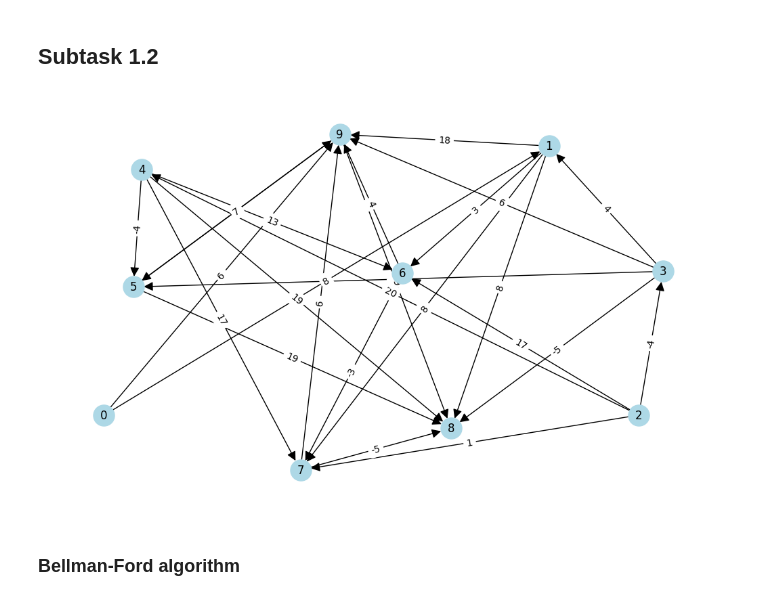
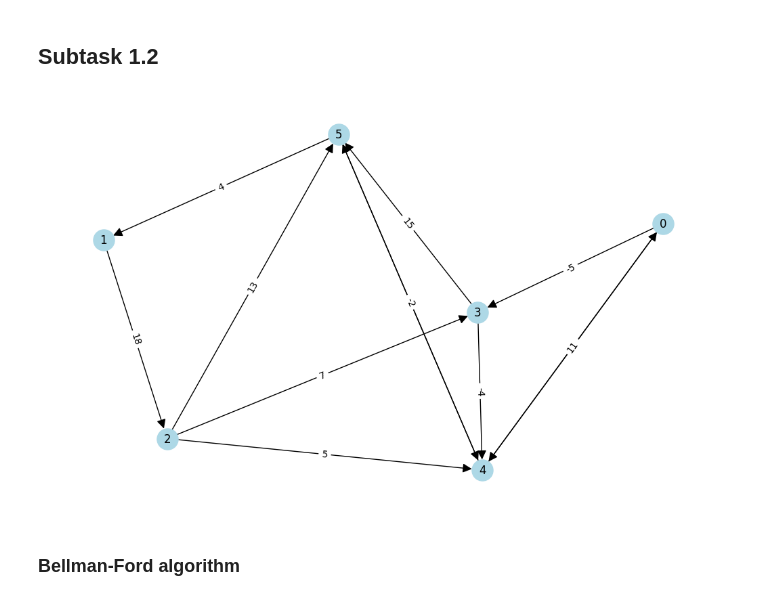
Before and after one commit to okqsna/laboratory-work-1, a Jupyter notebook: Lab1_trees.ipynb, the cells around one changed output. Cells and saved outputs as stored; diff of their text form; code cells hidden in the pictures.

```diff
--- a/Lab1_trees.ipynb
+++ b/Lab1_trees.ipynb
@@ -172,9 +192,9 @@ mstp.edges(), len(mstp.edges())
 # %% [markdown]
 ## Subtask 1.2
 # %%
-G = gnp_random_connected_graph(10, 0.5, True, True)
+G = gnp_random_connected_graph(6, 0.5, True, True)
 # %% [output]
-[figure, old version]
+[figure, new version]
 # %% [markdown]
 ### Bellman-Ford algorithm
 # %%
```
Also changed, not shown: parts of 4 cells of this notebook.
